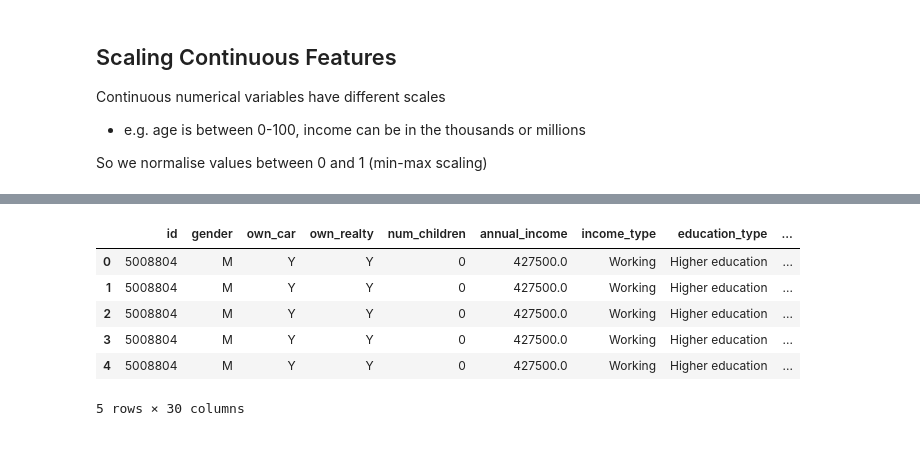
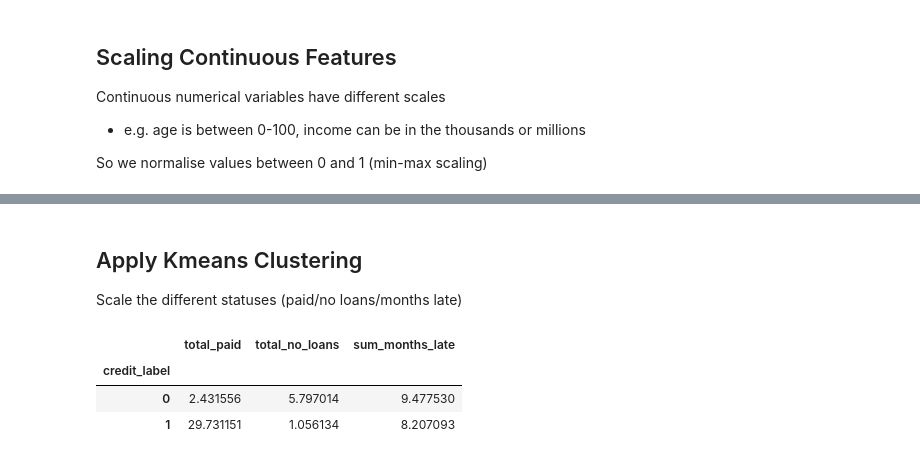
Before and after one commit to ashleytoh/cs3244-project-group-23, a Jupyter notebook: eda and feature engineering/EDA.ipynb, the cells around one changed output, grey strips where cells are left out. Cells and saved outputs as stored; diff of their text form; code cells hidden in the pictures.

Commit message:
Add kmeans clustering for target label

```diff
--- a/eda and feature engineering/EDA.ipynb
+++ b/eda and feature engineering/EDA.ipynb
@@ -281,52 +292,22 @@ Aggregate into a single row and summarise the credit history
-# %%
-status_mapping = {
-    "0": 1,
-    "1": 2,
-    "2": 3,
-    "3": 4,
-    "4": 5,
-    "5": 6,
-}
-
-records["status_numeric"] = records["status"].map(status_mapping)
-
-def sum_of_status(record):
-    total_paid = (record['status'] == 'C').sum()
-    total_no_loans = (record['status'] == 'X').sum()
-    total_months_late = record['status_numeric'].dropna().apply(lambda x: int(x)).sum()
-    return pd.Series({
-        'total_paid': total_paid,
-        'total_no_loans': total_no_loans,
-        'total_months_late': total_months_late
-    })
-
-counts = records.groupby("id").apply(sum_of_status).reset_index()
-
-final_counts = records.merge(counts, on='id', how='left')
-final_counts.drop(columns= ["status_numeric","status"])
-
-# aggregate to find the worst status per user
-#user_worst_status = records.groupby("id")["status_numeric"].max().reset_index()
-
-
-
-# good bad labels
-#user_worst_status["credit_label"] = user_worst_status["status_numeric"].apply(lambda x: 1 if x >= 2 else 0)
-
-
-#user_worst_status = user_worst_status.drop(columns=["status_numeric"])
-
-# merge
-applications = applications.merge(final_counts, on="id", how="left")
-
-#counts.head()
-applications.head()
-#final_counts.head()
-# %% [output]
-|  | id | gender | own_car | own_realty | num_children | annual_income | income_type | education_type | ... |
-| 0 | 5008804 | M | Y | Y | 0 | 427500.0 | Working | Higher education | ... |
-| 1 | 5008804 | M | Y | Y | 0 | 427500.0 | Working | Higher education | ... |
-| 2 | 5008804 | M | Y | Y | 0 | 427500.0 | Working | Higher education | ... |
-| 3 | 5008804 | M | Y | Y | 0 | 427500.0 | Working | Higher education | ... |
-| 4 | 5008804 | M | Y | Y | 0 | 427500.0 | Working | Higher education | ... |
-5 rows × 30 columns
+# %% [markdown]
+## Apply Kmeans Clustering
+Scale the different statuses (paid/no loans/months late)
+# %%
+from sklearn.preprocessing import StandardScaler
+from sklearn.cluster import KMeans
+
+kmeans_features = user_status_summary[["total_paid", "total_no_loans", "sum_months_late"]]
+
+scaler = StandardScaler() #standardization
+scaled_features = scaler.fit_transform(kmeans_features)
+
+kmeans = KMeans(n_clusters=2, random_state=42)
+user_status_summary["credit_label"] = kmeans.fit_predict(scaled_features)
+
+# view the average behavior of each cluster ( good(0) + bad(1) )
+user_status_summary.groupby("credit_label")[["total_paid", "total_no_loans", "sum_months_late"]].mean()
+# %% [output]
+|  | total_paid | total_no_loans | sum_months_late |
+| credit_label |  |  |  |
+| 0 | 2.431556 | 5.797014 | 9.477530 |
+| 1 | 29.731151 | 1.056134 | 8.207093 |
```
Also changed, not shown: parts of 6 cells of this notebook.
